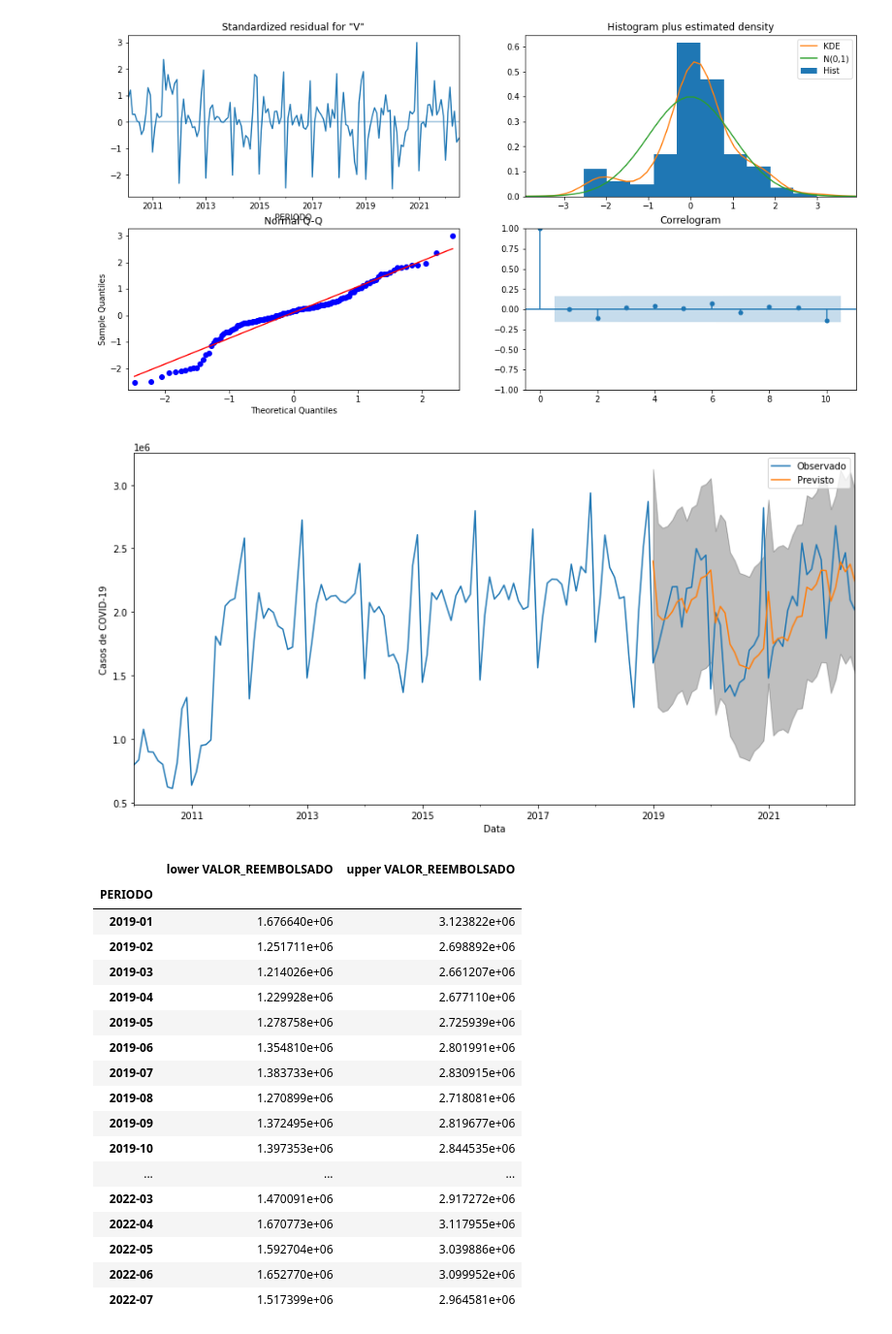
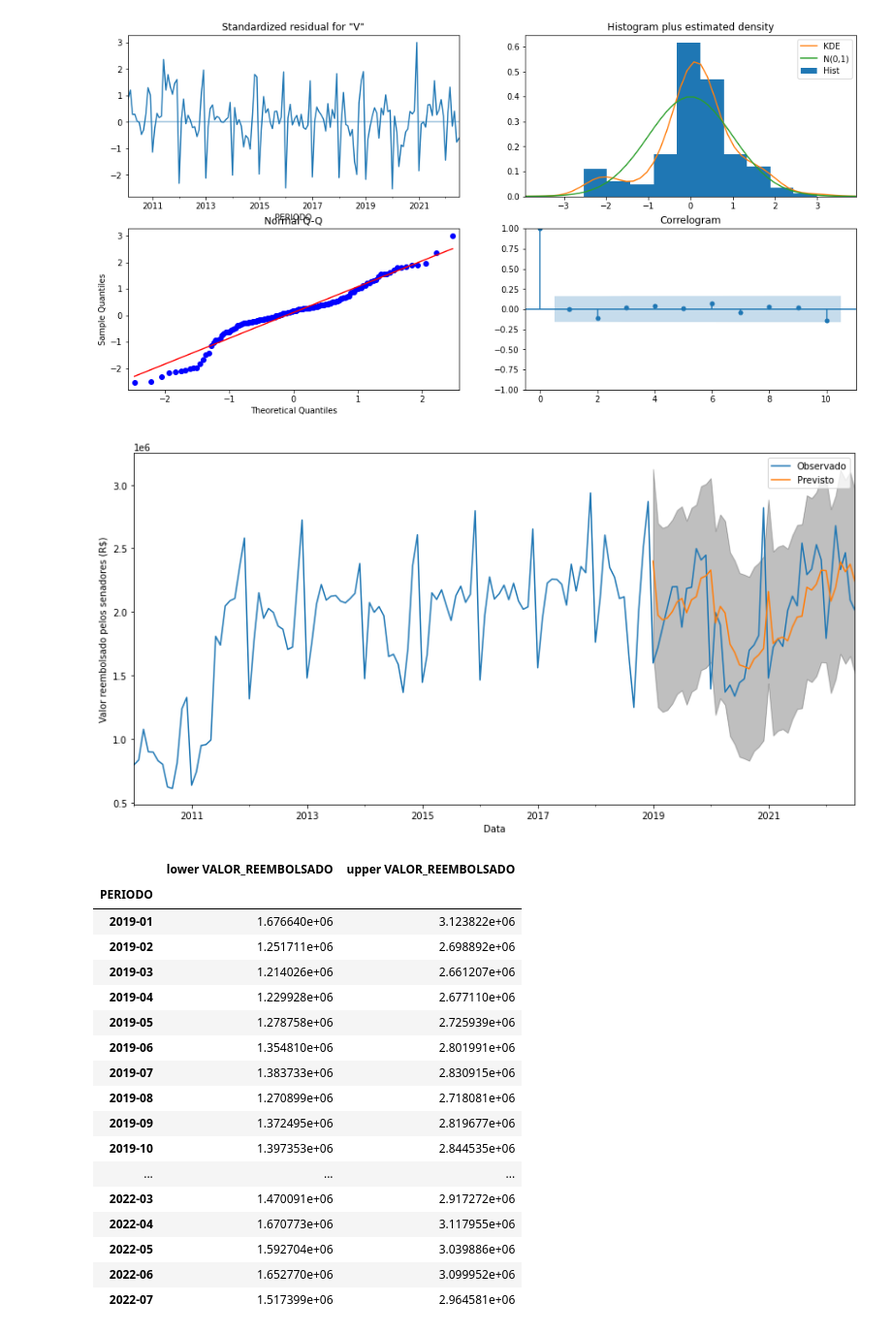
Before and after one commit to ThaisBee/CEAPS, a Jupyter notebook: CEAPS.ipynb, the cells around one changed output. Shown: that part at 97% size. Drawn from its saved outputs; the diff is of its cells as text; code cells hidden in the pictures.

```diff
--- a/CEAPS.ipynb
+++ b/CEAPS.ipynb
@@ -790,18 +790,18 @@ plt.show()
 # %%
 pred=results.get_prediction(start=pd.to_datetime('2019-01-19'),dynamic=False)
 #intervalo de confiança
 pred_ic= pred.conf_int()
 
 ax=y.plot(label='Observado', figsize=(14,7))
 pred.predicted_mean.plot(ax=ax, label='Previsto')
 ax.fill_between(pred_ic.index, pred_ic.iloc[:,0], pred_ic.iloc[:,1], color='k', alpha=0.25)
 ax.set_xlabel('Data')
-ax.set_ylabel('Casos de COVID-19')
+ax.set_ylabel('Valor reembolsado pelos senadores (R$)')
 plt.legend()
 plt.show()
 pred_ic
 # %% [output]
-[figure, old version]
+[figure, new version]
 |  | lower VALOR_REEMBOLSADO | upper VALOR_REEMBOLSADO |
 | PERIODO |  |  |
 | 2019-01 | 1.676640e+06 | 3.123822e+06 |
```
Also changed, not shown: parts of 1 cell of this notebook.
